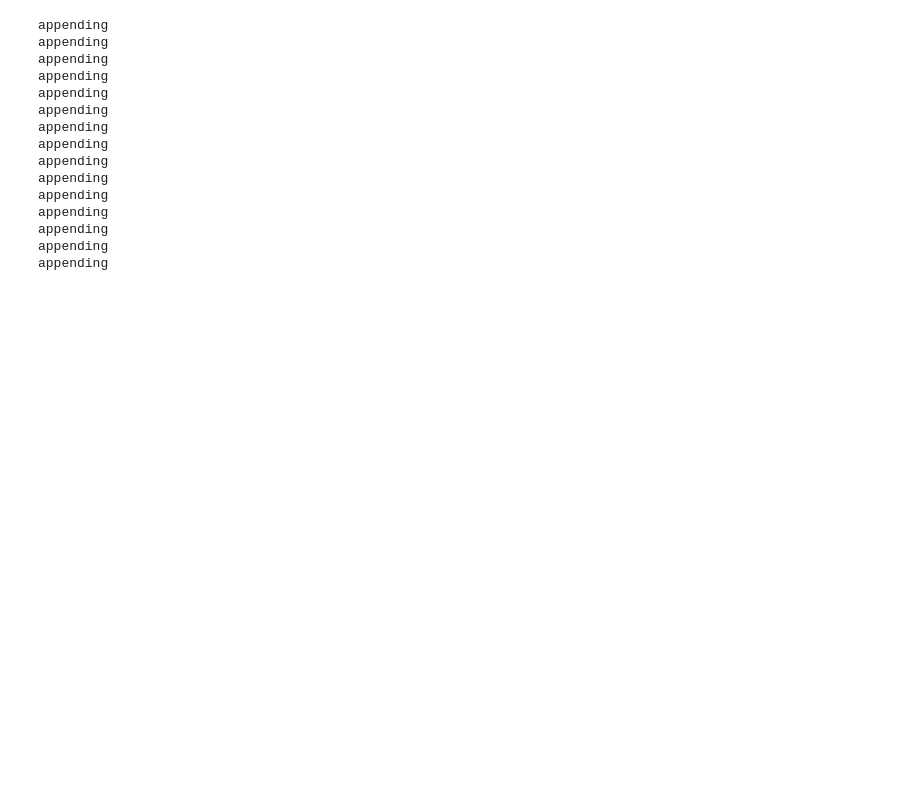
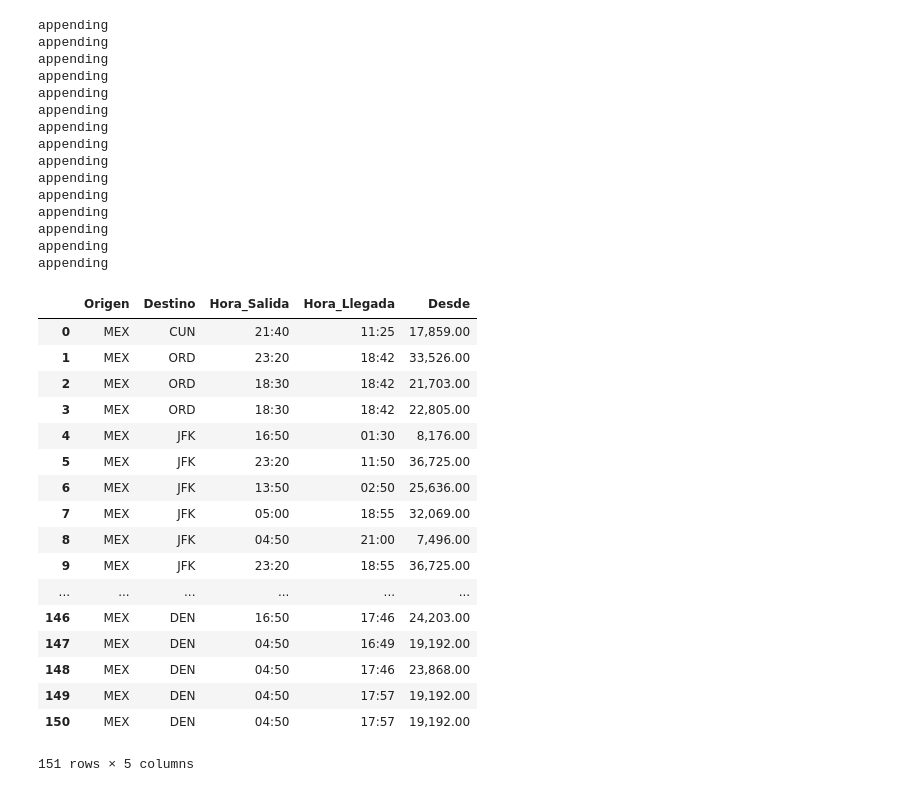
Before and after one commit to JanCastillo/AirAnalytics, a Jupyter notebook: Project_2 --AirAnalytics.ipynb, the cells around one changed output. Drawn from its saved outputs; the diff is of its cells as text; code cells hidden in the pictures; blank space fills up the shorter version.

```diff
--- a/Project_2 --AirAnalytics.ipynb
+++ b/Project_2 --AirAnalytics.ipynb
@@ -231,7 +209,28 @@ for x in avi_horarios:
 df2 = pd.DataFrame({
 "Origen": origenes,
 "Destino": destinos,
-"Hora Salida": salidas,
-"Hora Llegada": llegadas,
+"Hora_Salida": salidas,
+"Hora_Llegada": llegadas,
 "Desde": precios
 })
+# %%
+df2
+# %% [output]
+|  | Origen | Destino | Hora_Salida | Hora_Llegada | Desde |
+| 0 | MEX | CUN | 21:40 | 11:25 | 17,859.00 |
+| 1 | MEX | ORD | 23:20 | 18:42 | 33,526.00 |
+| 2 | MEX | ORD | 18:30 | 18:42 | 21,703.00 |
+| 3 | MEX | ORD | 18:30 | 18:42 | 22,805.00 |
+| 4 | MEX | JFK | 16:50 | 01:30 | 8,176.00 |
+| 5 | MEX | JFK | 23:20 | 11:50 | 36,725.00 |
+| 6 | MEX | JFK | 13:50 | 02:50 | 25,636.00 |
+| 7 | MEX | JFK | 05:00 | 18:55 | 32,069.00 |
+| 8 | MEX | JFK | 04:50 | 21:00 | 7,496.00 |
+| 9 | MEX | JFK | 23:20 | 18:55 | 36,725.00 |
+| ... | ... | ... | ... | ... | ... |
+| 146 | MEX | DEN | 16:50 | 17:46 | 24,203.00 |
+| 147 | MEX | DEN | 04:50 | 16:49 | 19,192.00 |
+| 148 | MEX | DEN | 04:50 | 17:46 | 23,868.00 |
+| 149 | MEX | DEN | 04:50 | 17:57 | 19,192.00 |
+| 150 | MEX | DEN | 04:50 | 17:57 | 19,192.00 |
+151 rows × 5 columns
```
Also changed, not shown: parts of 6 cells of this notebook, 4 other files.
